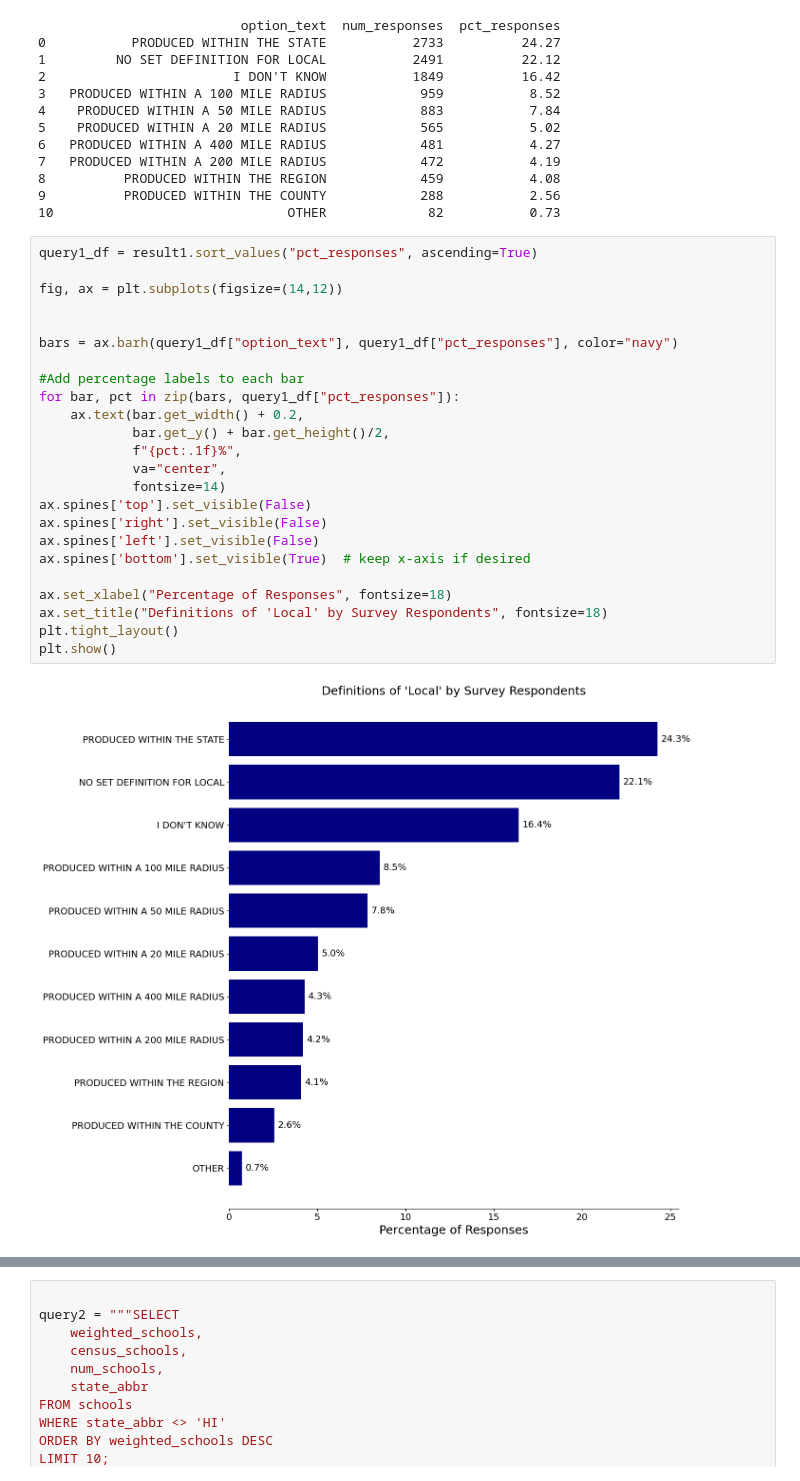
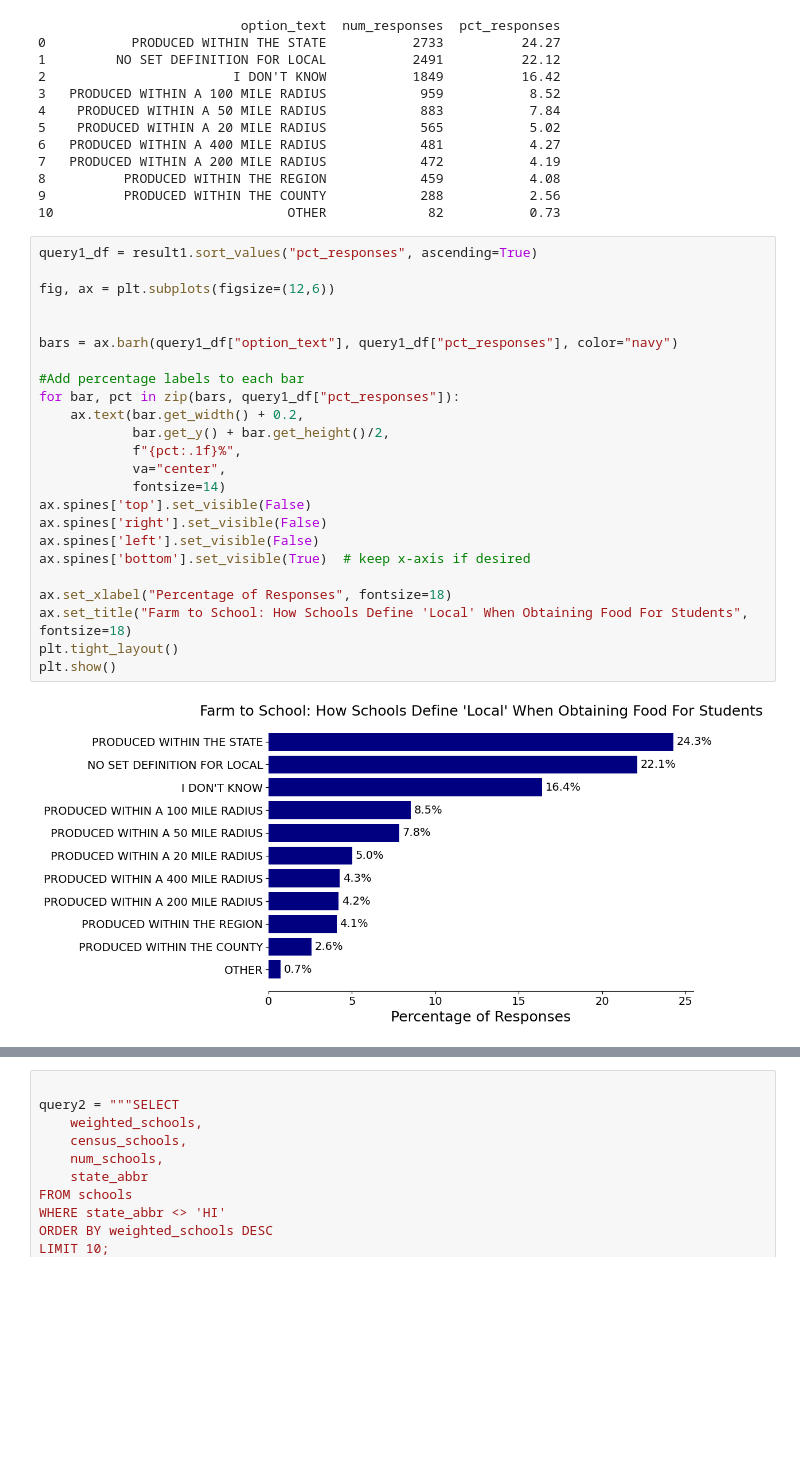
Before and after one commit to mollichite/Feeding-Minds-Data-on-Farm-to-School-Efforts-Nationwide, a Jupyter notebook: notebooks/final_cleaning.ipynb, the cells around one changed output, grey strips where cells are left out. Drawn from its saved outputs; the diff is of its cells as text; blank space fills up the shorter version.

Commit message:
final visuals

```diff
--- a/notebooks/final_cleaning.ipynb
+++ b/notebooks/final_cleaning.ipynb
@@ -560,27 +562,27 @@ print(result1)
 # %%
 query1_df = result1.sort_values("pct_responses", ascending=True)
 
-fig, ax = plt.subplots(figsize=(14,12))
+fig, ax = plt.subplots(figsize=(12,6))
 
 
 bars = ax.barh(query1_df["option_text"], query1_df["pct_responses"], color="navy")
 
 #Add percentage labels to each bar
 for bar, pct in zip(bars, query1_df["pct_responses"]):
     ax.text(bar.get_width() + 0.2,
             bar.get_y() + bar.get_height()/2,
             f"{pct:.1f}%",
             va="center",
             fontsize=14)
 ax.spines['top'].set_visible(False)
 ax.spines['right'].set_visible(False)
 ax.spines['left'].set_visible(False)
 ax.spines['bottom'].set_visible(True)  # keep x-axis if desired
 
 ax.set_xlabel("Percentage of Responses", fontsize=18)
-ax.set_title("Definitions of 'Local' by Survey Respondents", fontsize=18)
+ax.set_title("Farm to School: How Schools Define 'Local' When Obtaining Food For Students", fontsize=18)
 plt.tight_layout()
 plt.show()
 # %% [output]
-[figure, old version]
+[figure, new version]
 # %% [markdown]
```
Also changed, not shown: parts of 8 cells of this notebook, 5 other files.
